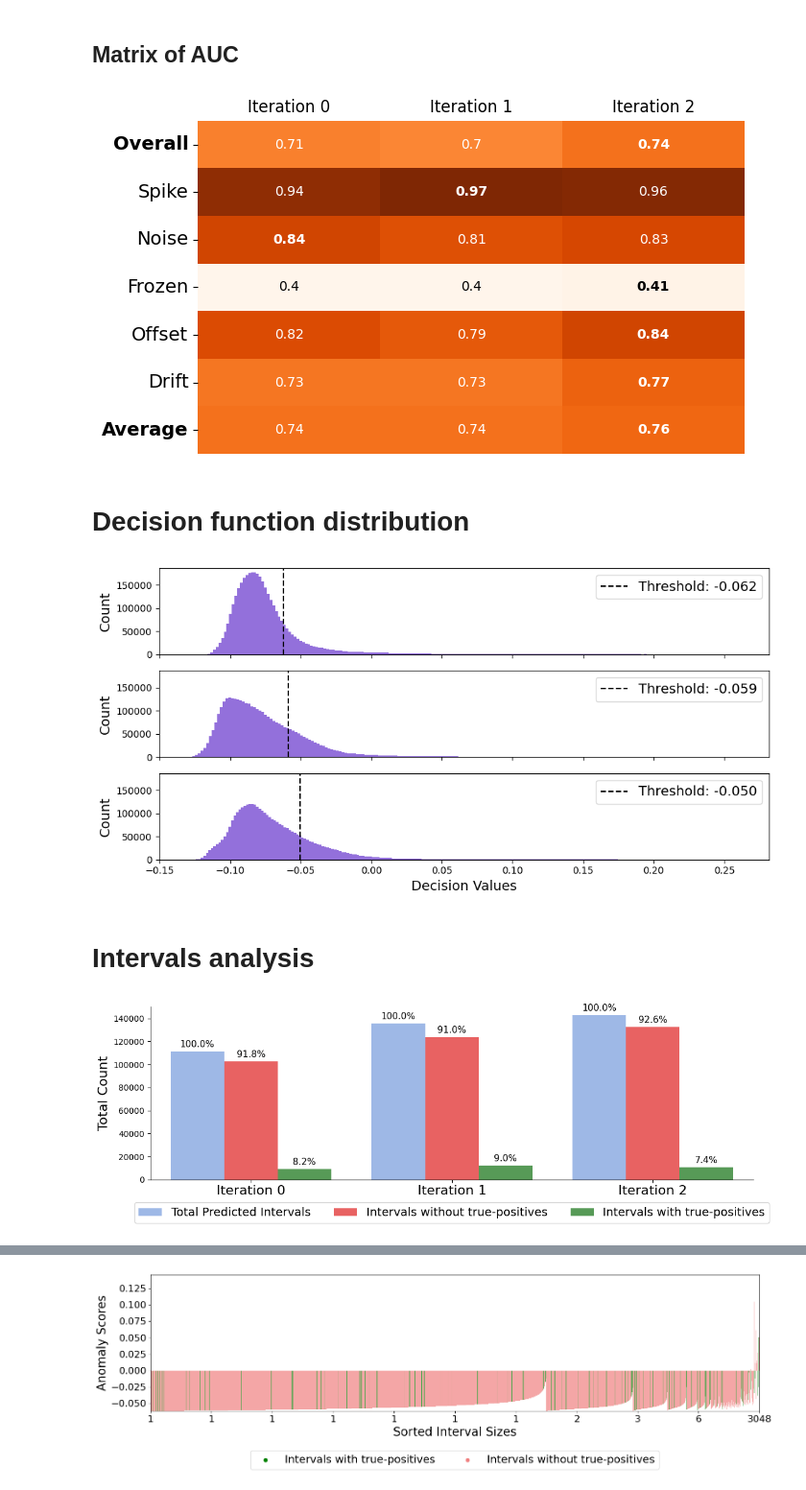
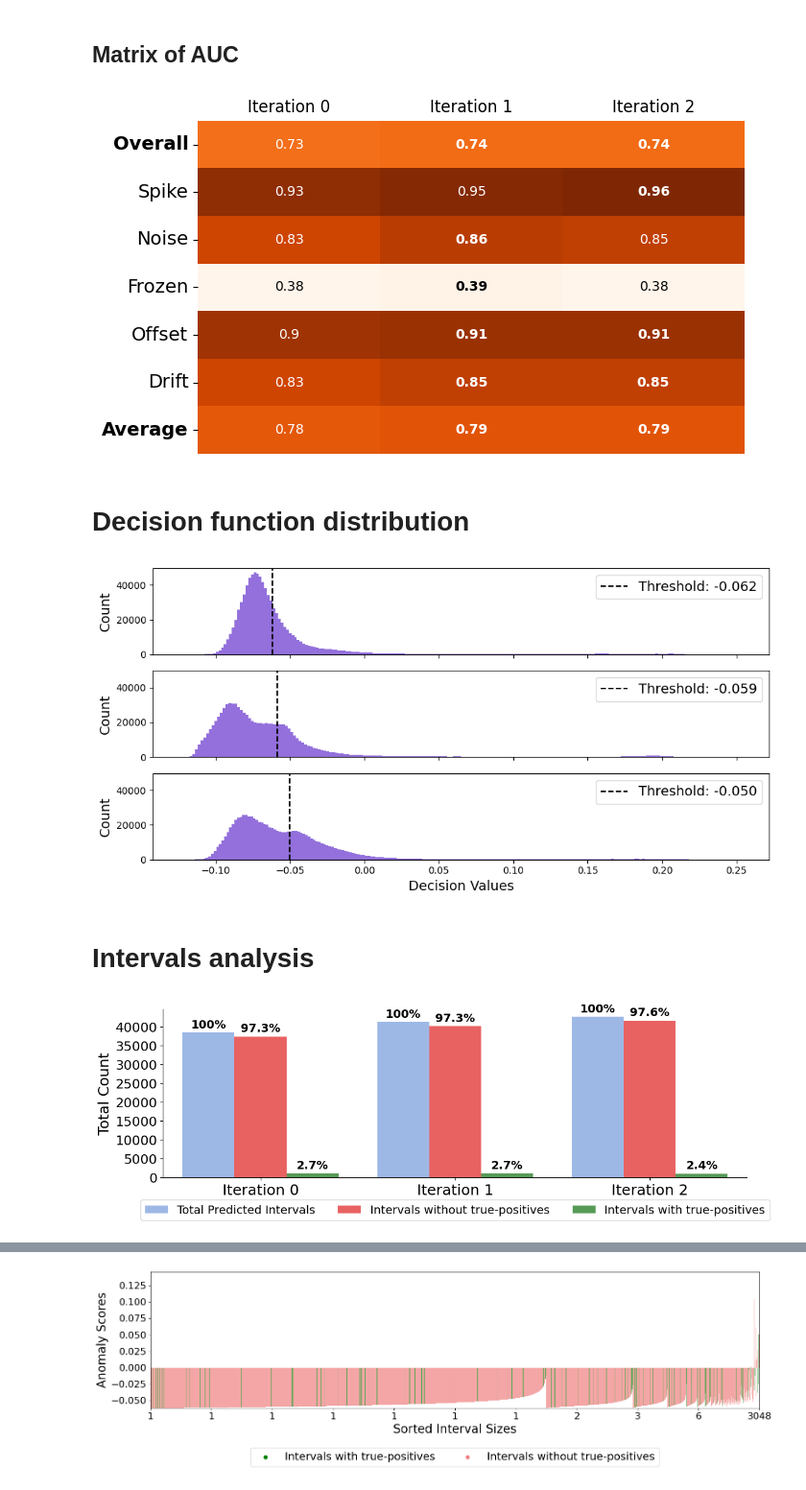
Before and after one commit to AronDJacobsen/fault_management_uds, a Jupyter notebook: notebooks/4_anomalous/2_iterative_results.ipynb, the cells around one changed output, grey strips where cells are left out. Shown at 96% size. Saved outputs shown, nothing was run; the diff lists cells and outputs as text; code cells hidden in the pictures.

```diff
--- a/notebooks/4_anomalous/2_iterative_results.ipynb
+++ b/notebooks/4_anomalous/2_iterative_results.ipynb
@@ -23,7 +32,7 @@ from fault_management_uds.plots import pca_plot, visualize_metric_matrix, visual
 # %%
 indicator_2_data_label = json.load(open(REFERENCE_DIR / 'indicator_2_data_label.json', 'r'))
 # %%
-data_type = "train" # ["train", "val", "test"]
+data_type = "test" # ["train", "val", "test"]
 
 figures_folder = FIGURES_DIR / 'iterative' / data_type
 os.makedirs(figures_folder, exist_ok=True)
@@ -654,7 +663,7 @@ metric_df = metric_df.loc[row_order]
 visualize_metric_matrix('AUC', metric_df, 'Oranges', 2, top_n_bold=1, bottom_n_bold=1, suffix=None, figsize=(7, 4), save_folder=figures_folder)
 visualize_metric_matrix('AUC', metric_df, 'Oranges', 2, top_n_bold=1, bottom_n_bold=1, suffix=None, figsize=(7, 4), save_folder=None)
 # %% [output]
-[figure, old version]
+[figure, new version]
 # %%
 # row_order = hue_order[1:] + ['Average', 'Overall']
 # # Calculate the average AUC as well
@@ -719,7 +728,7 @@ plt.savefig(figures_folder / 'decision_function_distributions.png')
 plt.show()
 plt.close()
 # %% [output]
-[figure, old version]
+[figure, new version]
 # %% [markdown]
 # Intervals analysis
 # %%
@@ -795,37 +804,44 @@ for container in ax.containers:
     values = np.array(container.datavalues)
     # Replace NaN values with 0
     values = np.nan_to_num(values)
 
     # Check for division by zero
     with np.errstate(divide='ignore', invalid='ignore'):
         labels = values / baseline_value
 
     # Replace NaN or infinite values with 0
     labels = np.nan_to_num(labels)
 
-    # Format as percentage
-    labels = [f"{v:.1%}" if v > 0 else "" for v in labels]
+    # # Format as percentage
+    # labels = [f"{v:.1%}" if v > 0 else "" for v in labels]
+
+    # # Add bar labels only where values are non-zero
+    # ax.bar_label(container, labels=labels, label_type="edge", fontsize=11, padding=3)
+
+    labels = [f"{int(v*100)}%" if v * 100 == int(v * 100) else f"{v:.1%}" if v > 0 else "" for v in labels]
+
 
     # Add bar labels only where values are non-zero
-    ax.bar_label(container, labels=labels, label_type="edge", fontsize=11, padding=3)
+    ax.bar_label(container, labels=labels, label_type="edge", fontsize=14, padding=3, color="black", weight="bold")
 
 # increase font size for x-axis
-plt.xticks(fontsize=16)
-
+plt.xticks(fontsize=18)
+# increase y ticks
+plt.yticks(fontsize=16)
 
 # Labels and title
-plt.ylabel("Total Count", fontsize=16)
+plt.ylabel("Total Count", fontsize=18)
 plt.xlabel(" ", fontsize=12)
 
 plt.legend(title=None, loc="upper center", bbox_to_anchor=(0.5, -0.1), ncol=3, fontsize=14)
 #plt.grid(axis="x", linestyle="--", alpha=0.6)
 
 # remove spines on top and right
 sns.despine()
 
 plt.tight_layout()
 plt.savefig(figures_folder / 'intervals_count_pct.png')
 plt.show()
 plt.close()
 # %% [output]
-[figure, old version]
+[figure, new version]
```
Also changed, not shown: parts of 9 cells of this notebook, 5 other files.
